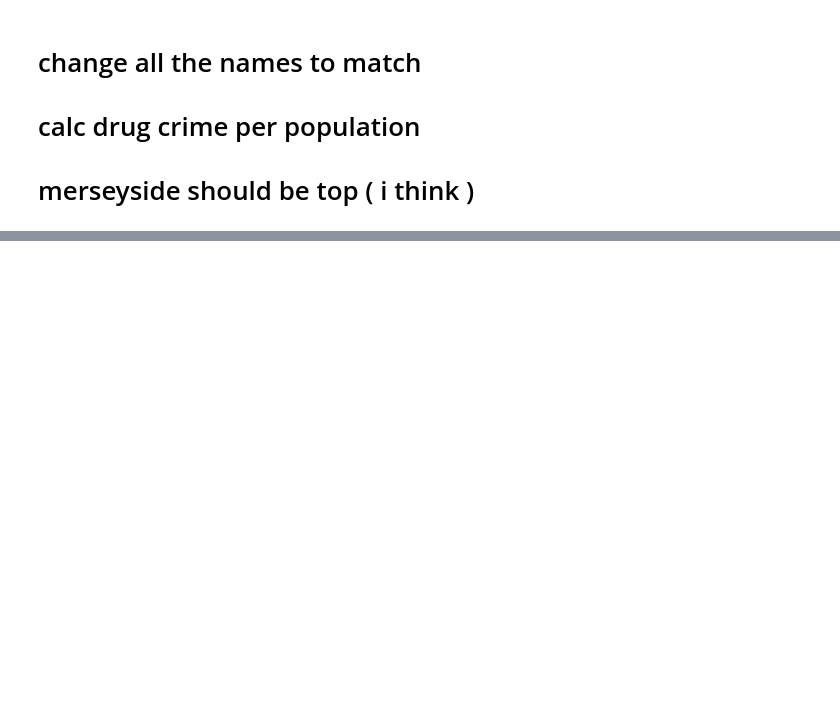
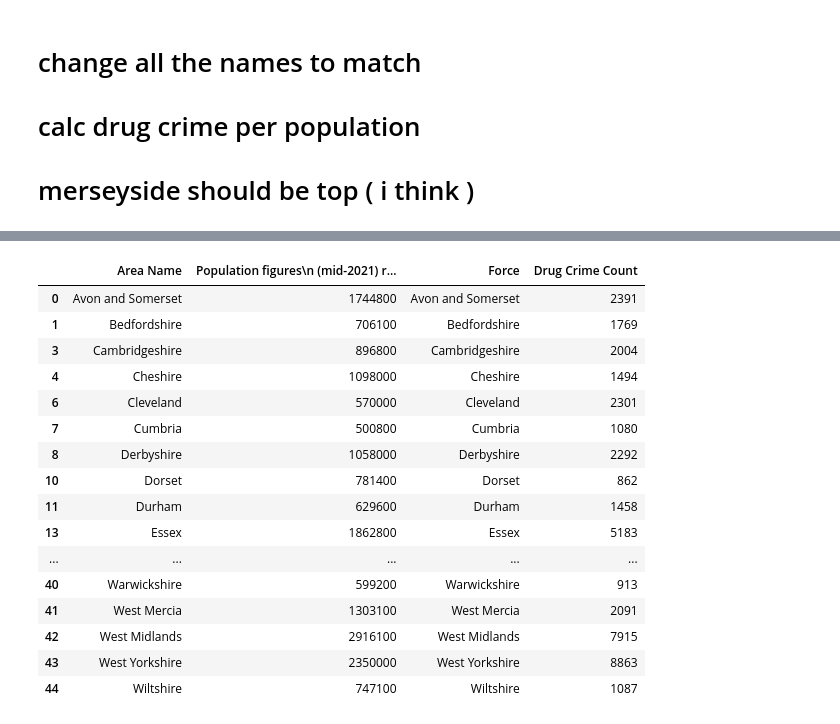
Before and after one commit to KofiBartonByfield/Dissertation, a Jupyter notebook: Code/Data Collection/pre_analysis.ipynb, the cells around one changed output, grey strips where cells are left out. Saved outputs shown, nothing was run; the diff lists cells and outputs as text; code cells hidden in the pictures; blank space fills up the shorter version.

```diff
--- a/Code/Data Collection/pre_analysis.ipynb
+++ b/Code/Data Collection/pre_analysis.ipynb
@@ -1086,0 +1173,24 @@ Name: Drug Crime, dtype: int32
+# %%
+drug_per_pop = drug_per_pop.dropna()
+
+drug_per_pop = drug_per_pop[~drug_per_pop['Force'].isin(['Devon and Cornwall', 'Greater Manchester', 'City of London'])]
+
+drug_per_pop
+# %% [output]
+|  | Area Name | Population figures\n (mid-2021) r... | Force | Drug Crime Count |
+| 0 | Avon and Somerset | 1744800 | Avon and Somerset | 2391 |
+| 1 | Bedfordshire | 706100 | Bedfordshire | 1769 |
+| 3 | Cambridgeshire | 896800 | Cambridgeshire | 2004 |
+| 4 | Cheshire | 1098000 | Cheshire | 1494 |
+| 6 | Cleveland | 570000 | Cleveland | 2301 |
+| 7 | Cumbria | 500800 | Cumbria | 1080 |
+| 8 | Derbyshire | 1058000 | Derbyshire | 2292 |
+| 10 | Dorset | 781400 | Dorset | 862 |
+| 11 | Durham | 629600 | Durham | 1458 |
+| 13 | Essex | 1862800 | Essex | 5183 |
+| ... | ... | ... | ... | ... |
+| 40 | Warwickshire | 599200 | Warwickshire | 913 |
+| 41 | West Mercia | 1303100 | West Mercia | 2091 |
+| 42 | West Midlands | 2916100 | West Midlands | 7915 |
+| 43 | West Yorkshire | 2350000 | West Yorkshire | 8863 |
+| 44 | Wiltshire | 747100 | Wiltshire | 1087 |
```
Also changed, not shown: parts of 8 cells of this notebook, 1 other file.
